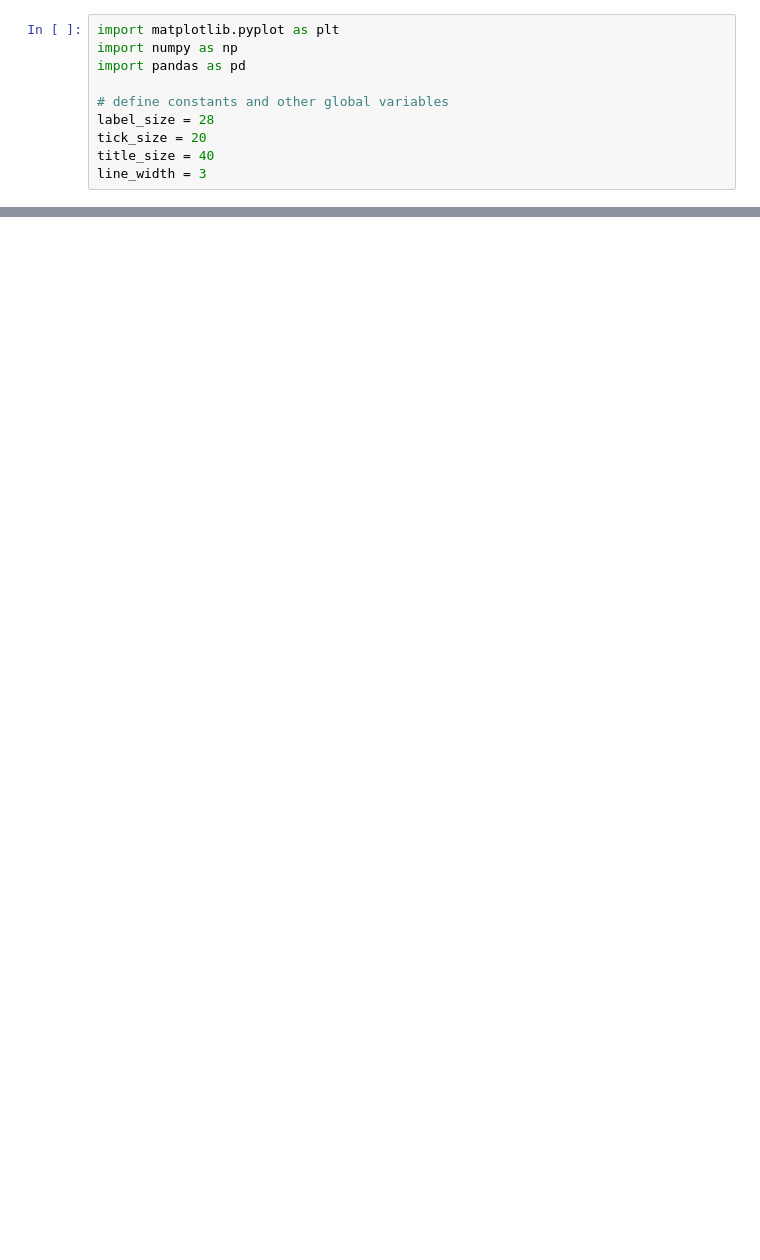
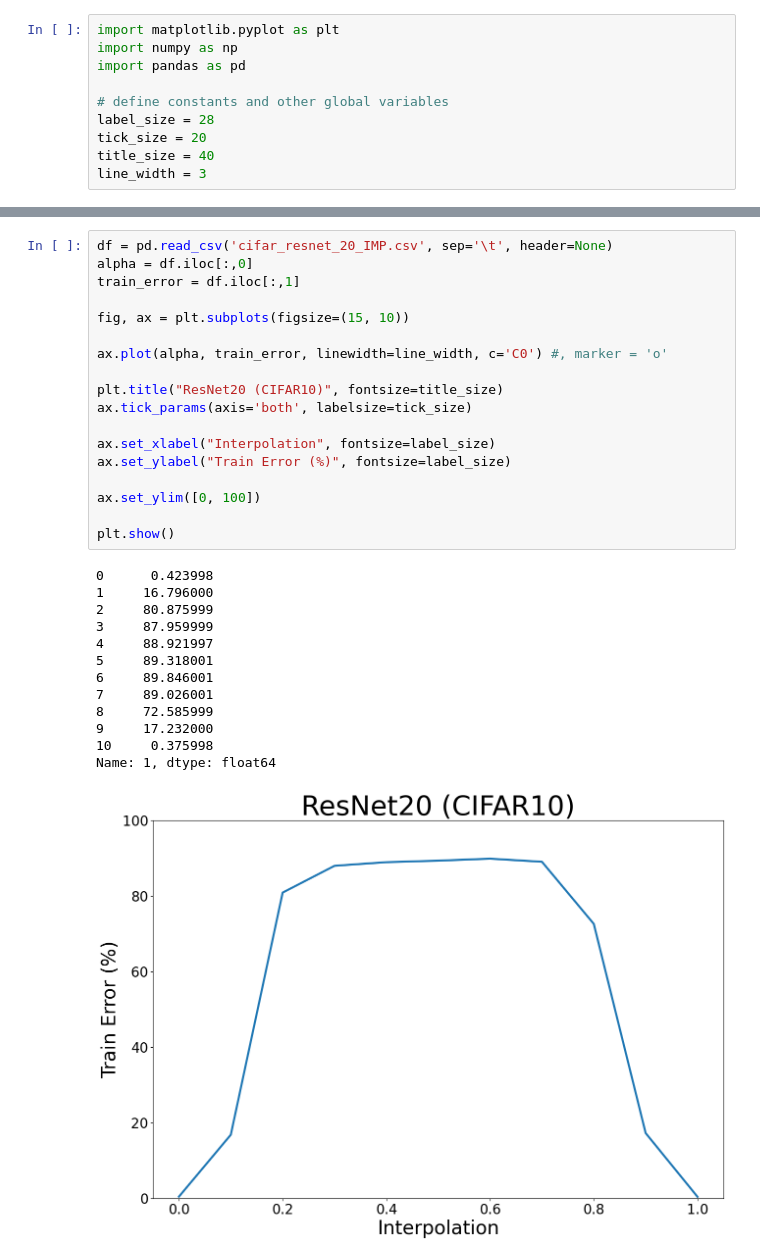
Before and after one commit to yu202147657/lth, a Jupyter notebook: lmc/experiments/plotting.ipynb, the cells around one changed output, grey strips where cells are left out. Cells and saved outputs as stored; diff of their text form; blank space fills up the shorter version.

```diff
--- a/lmc/experiments/plotting.ipynb
+++ b/lmc/experiments/plotting.ipynb
@@ -30,0 +31,32 @@ plt.show()
+# %%
+df = pd.read_csv('cifar_resnet_20_IMP.csv', sep='\t', header=None)
+alpha = df.iloc[:,0]
+train_error = df.iloc[:,1]
+
+fig, ax = plt.subplots(figsize=(15, 10))
+
+ax.plot(alpha, train_error, linewidth=line_width, c='C0') #, marker = 'o'
+
+plt.title("ResNet20 (CIFAR10)", fontsize=title_size)
+ax.tick_params(axis='both', labelsize=tick_size)
+
+ax.set_xlabel("Interpolation", fontsize=label_size)
+ax.set_ylabel("Train Error (%)", fontsize=label_size)
+
+ax.set_ylim([0, 100])
+
+plt.show()
+# %% [output]
+0      0.423998
+1     16.796000
+2     80.875999
+3     87.959999
+4     88.921997
+5     89.318001
+6     89.846001
+7     89.026001
+8     72.585999
+9     17.232000
+10     0.375998
+Name: 1, dtype: float64
+[figure, added]
```
Also changed, not shown: parts of 4 cells of this notebook, 43 other files.
